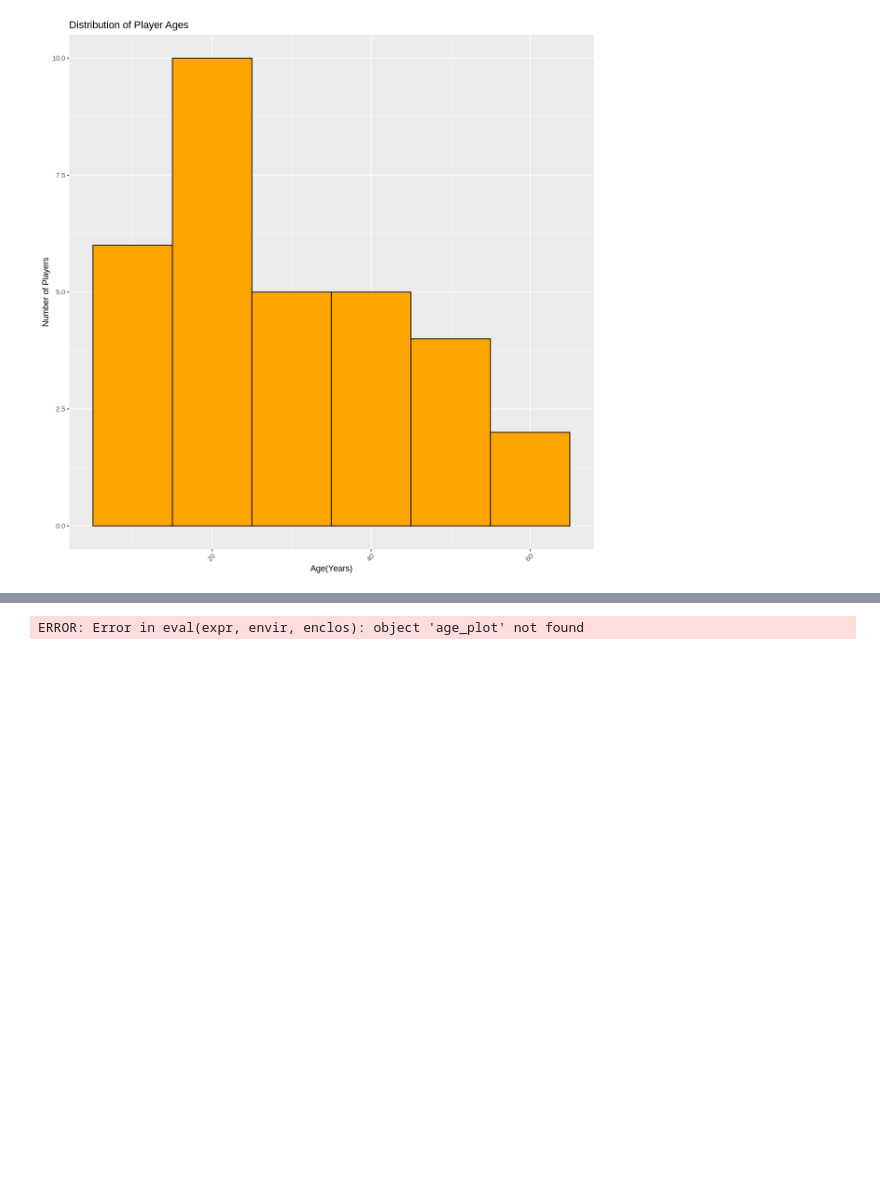
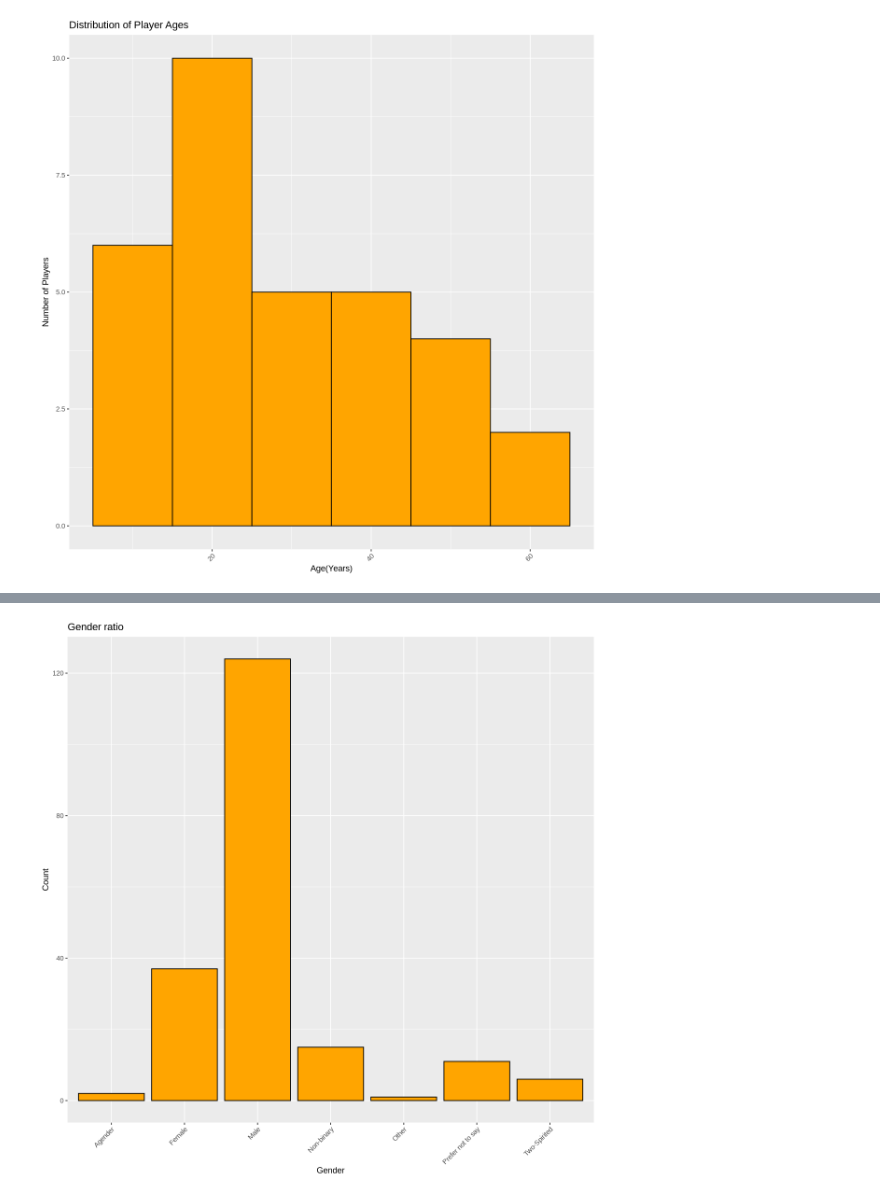
Before and after one commit to Tina20444/Subscription-Analysis, a Jupyter notebook: Planning_Report.ipynb, the cells around one changed output, grey strips where cells are left out. Cells and saved outputs as stored; diff of their text form; code cells hidden in the pictures; blank space fills up the shorter version.

Commit message:
visualization

```diff
--- a/Planning_Report.ipynb
+++ b/Planning_Report.ipynb
@@ -120,4 +147,10 @@ ERROR: Error in ggplot(players, aes(x = Age, y = played_hours)): could not find
-# %%
-age_plot
-# %% [output]
-ERROR: Error in eval(expr, envir, enclos): object 'age_plot' not found
+# %%
+gender_bar_chart <- ggplot(players, aes(x = gender)) +
+   geom_bar(fill = "orange", color = "black") +
+   xlab("Gender") +
+   ylab("Count")+
+    ggtitle("Gender ratio")+
+  theme(axis.text.x = element_text(angle = 45, hjust = 1))
+gender_bar_chart
+# %% [output]
+[figure, added]
```
Also changed, not shown: parts of 6 cells of this notebook.
